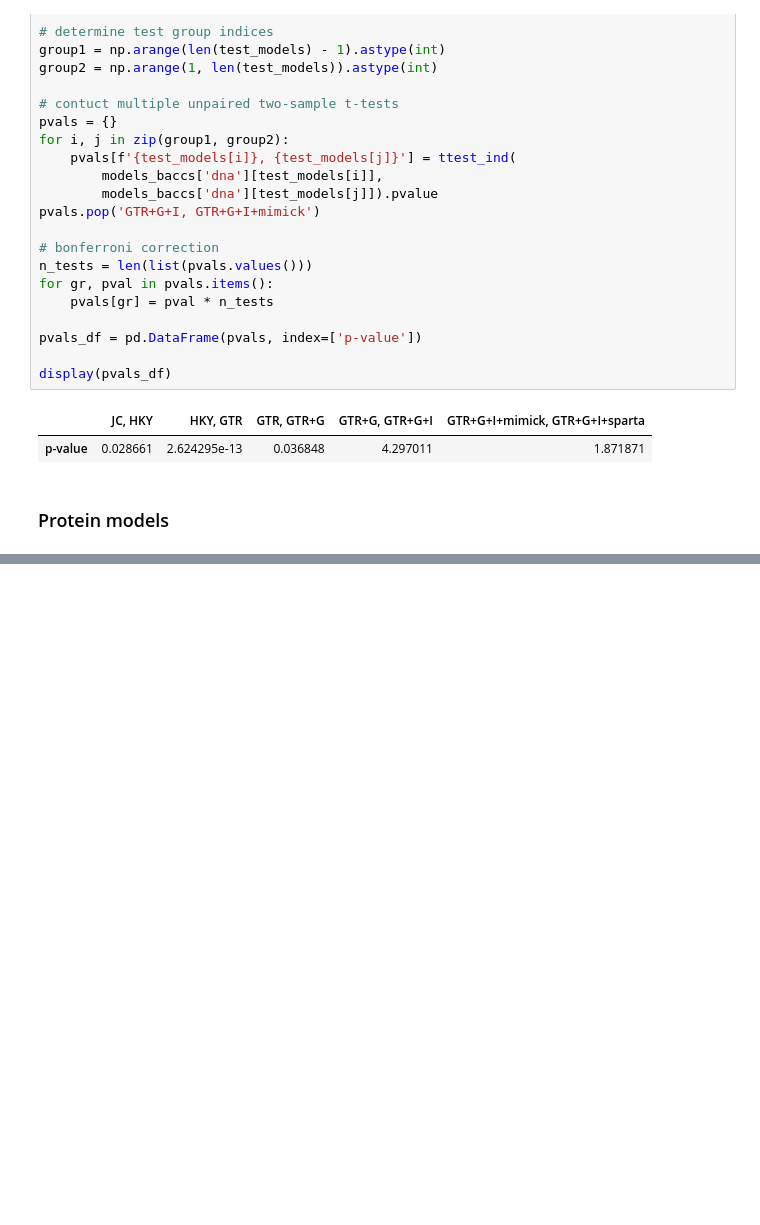
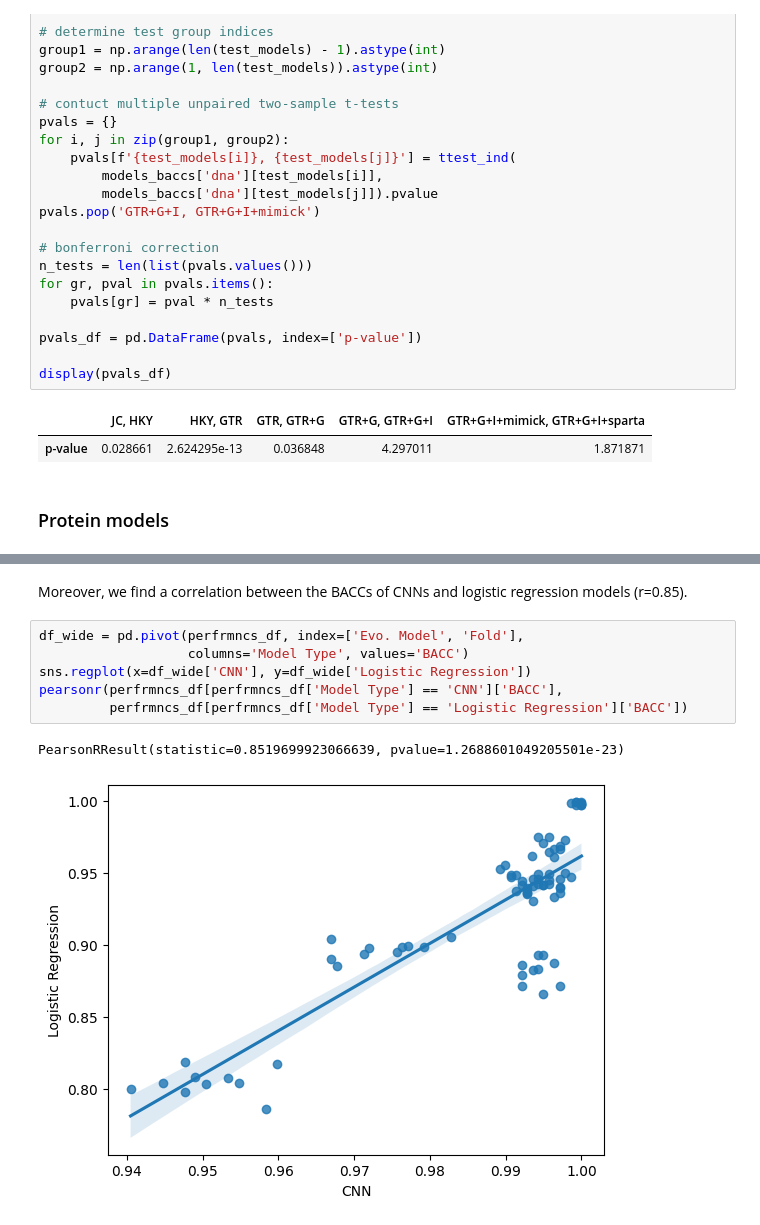
Before and after one commit to JohannaTrost/seqsharp, a Jupyter notebook: seqsharp/compare_models.ipynb, the cells around one changed output, grey strips where cells are left out. Drawn from its saved outputs; the diff is of its cells as text; blank space fills up the shorter version.

```diff
--- a/seqsharp/compare_models.ipynb
+++ b/seqsharp/compare_models.ipynb
@@ -322,0 +379,11 @@ display(pvals_df)
+# %% [markdown]
+Moreover, we find a correlation between the BACCs of CNNs and logistic regression models (r=0.85).
+# %%
+df_wide = pd.pivot(perfrmncs_df, index=['Evo. Model', 'Fold'],
+                   columns='Model Type', values='BACC')
+sns.regplot(x=df_wide['CNN'], y=df_wide['Logistic Regression'])
+pearsonr(perfrmncs_df[perfrmncs_df['Model Type'] == 'CNN']['BACC'],
+         perfrmncs_df[perfrmncs_df['Model Type'] == 'Logistic Regression']['BACC'])
+# %% [output]
+PearsonRResult(statistic=0.8519699923066639, pvalue=1.2688601049205501e-23)
+[figure, added]
```
Also changed, not shown: parts of 6 cells of this notebook, 24 other files.
